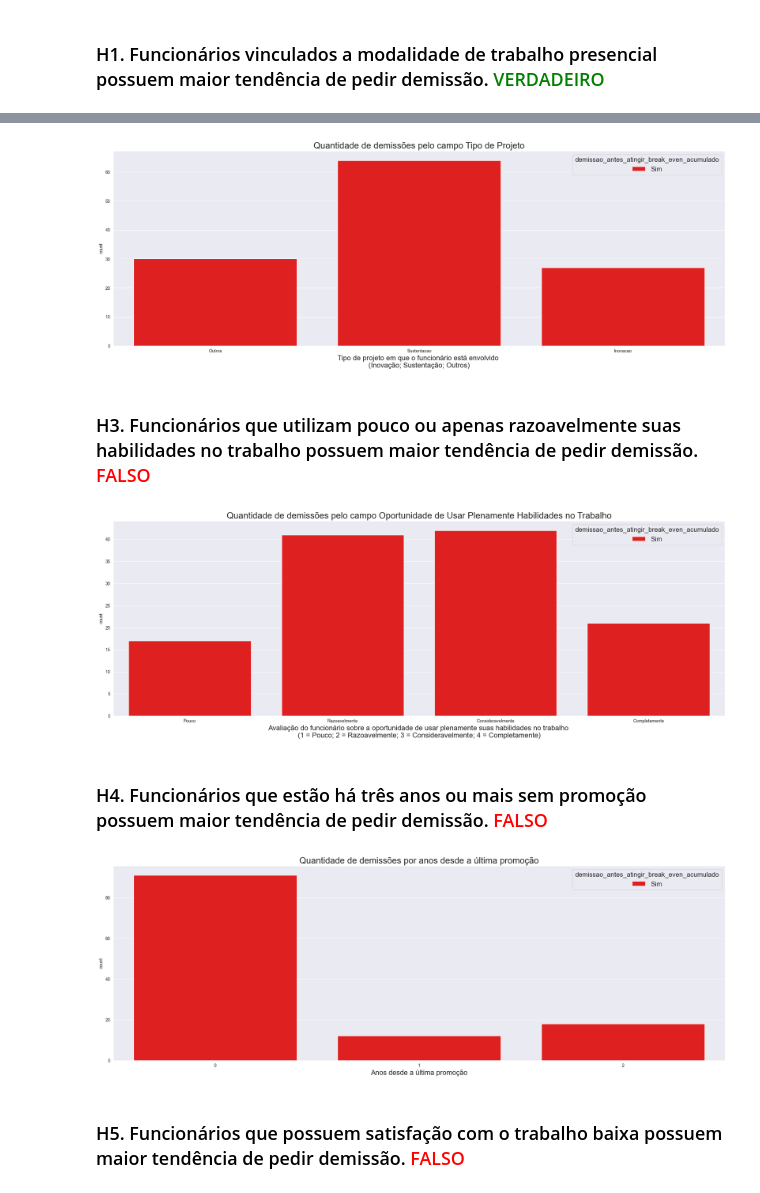
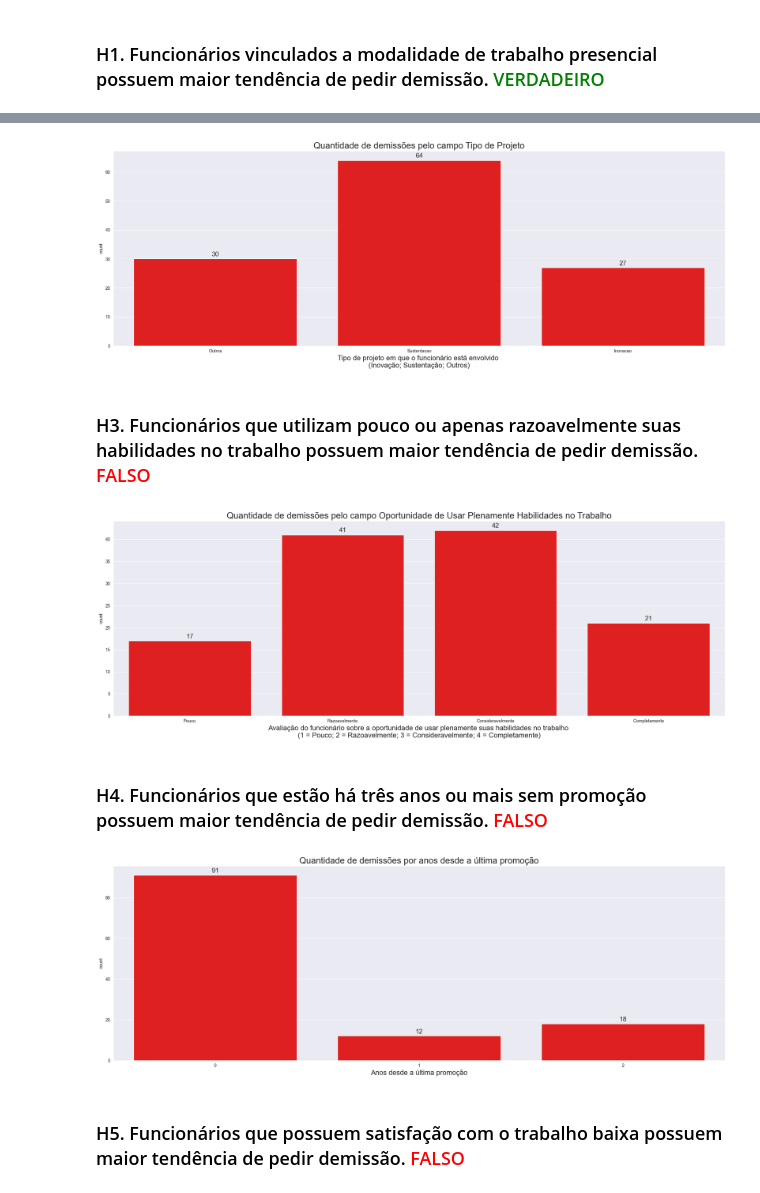
Before and after one commit to etson-rodrigues/people-analytics-ufsc-project, a Jupyter notebook: main.ipynb, the cells around one changed output, grey strips where cells are left out. Saved outputs shown, nothing was run; the diff lists cells and outputs as text; code cells hidden in the pictures.

```diff
--- a/main.ipynb
+++ b/main.ipynb
@@ -996,7 +996,16 @@ fig, ax = plt.subplots()
 ax.figure.set_size_inches(25, 8)
 
 # plots the graph
-sns.countplot(x='modalidade_trabalho', hue=VARIAVEL_ALVO, data=df_left, palette=['r'])
+plot = sns.countplot(x='modalidade_trabalho', hue=VARIAVEL_ALVO, data=df_left, palette=['r'], legend=False)
+
+# Add annotations
+for p in plot.patches:
+    plot.annotate(format(p.get_height(), '.0f'),
+                   (p.get_x() + p.get_width() / 2., p.get_height()),
+                   ha = 'center', va = 'center',
+                   xytext = (0, 10),
+                   textcoords = 'offset points',
+                   fontsize=15)
 
 # sets plot title
 ax.set_title("Quantidade de demissões pelo campo Modalidade de Trabalho", fontsize=20)
@@ -1004,9 +1013,6 @@ ax.set_title("Quantidade de demissões pelo campo Modalidade de Trabalho", fonts
 # sets xlabel
 plt.xlabel('Modalidade de trabalho do funcionário \n(Presencial; Remoto)', fontsize=16)
 
-# sets the legend
-plt.legend(title=VARIAVEL_ALVO, title_fontsize=15, fontsize=15)
-
 # display plots
 plt.show()
 # %% [output]
@@ -1021,7 +1027,16 @@ fig, ax = plt.subplots()
 ax.figure.set_size_inches(25, 8)
 
 # plots the graph
-sns.countplot(x='tipo_projeto', hue=VARIAVEL_ALVO, data=df_left, palette=['r'])
+plot = sns.countplot(x='tipo_projeto', hue=VARIAVEL_ALVO, data=df_left, palette=['r'], legend=False)
+
+# Add annotations
+for p in plot.patches:
+    plot.annotate(format(p.get_height(), '.0f'),
+                   (p.get_x() + p.get_width() / 2., p.get_height()),
+                   ha = 'center', va = 'center',
+                   xytext = (0, 10),
+                   textcoords = 'offset points',
+                   fontsize=15)
 
 # sets plot title
 ax.set_title("Quantidade de demissões pelo campo Tipo de Projeto", fontsize=20)
@@ -1029,41 +1044,44 @@ ax.set_title("Quantidade de demissões pelo campo Tipo de Projeto", fontsize=20)
 # sets xlabel
 plt.xlabel('Tipo de projeto em que o funcionário está envolvido \n(Inovação; Sustentação; Outros)', fontsize=16)
 
-# sets the legend
-plt.legend(title=VARIAVEL_ALVO, title_fontsize=15, fontsize=15)
-
 # display plots
 plt.show()
 # %% [output]
-[figure, old version]
+[figure, new version]
 # %% [markdown]
 ### H3. Funcionários que utilizam pouco ou apenas razoavelmente suas habilidades no trabalho possuem maior tendência de pedir demissão. <font color="red">FALSO</font>
 # %%
 # uses the variable ax for single a Axes
 fig, ax = plt.subplots()
 
 # sets the figure size in inches
 ax.figure.set_size_inches(25, 8)
 
 # sets the desired order of categories
 categories_order = ['Pouco', 'Razoavelmente', 'Consideravelmente', 'Completamente']
 
 # plots the graph
-sns.countplot(x='oportunidade_usar_plenamente_habilidades_trabalho', hue=VARIAVEL_ALVO, data=df_left, palette=['r'], order=categories_order)
+plot = sns.countplot(x='oportunidade_usar_plenamente_habilidades_trabalho', hue=VARIAVEL_ALVO, data=df_left, palette=['r'], order=categories_order, legend=False)
+
+# Add annotations
+for p in plot.patches:
+    plot.annotate(format(p.get_height(), '.0f'),
+                   (p.get_x() + p.get_width() / 2., p.get_height()),
+                   ha = 'center', va = 'center',
+                   xytext = (0, 10),
+                   textcoords = 'offset points',
+                   fontsize=15)
 
 # sets plot title
 ax.set_title("Quantidade de demissões pelo campo Oportunidade de Usar Plenamente Habilidades no Trabalho", fontsize=20)
 
 # sets xlabel
 plt.xlabel('Avaliação do funcionário sobre a oportunidade de usar plenamente suas habilidades no trabalho \n(1 = Pouco; 2 = Razoavelmente; 3 = Consideravelmente; 4 = Completamente)', fontsize=16)
 
-# sets the legend
-plt.legend(title=VARIAVEL_ALVO, title_fontsize=15, fontsize=15)
-
 # display plots
 plt.show()
 # %% [output]
-[figure, old version]
+[figure, new version]
 # %% [markdown]
 ### H4. Funcionários que estão há três anos ou mais sem promoção possuem maior tendência de pedir demissão. <font color="red">FALSO</font>
 # %%
@@ -1074,7 +1092,16 @@ fig, ax = plt.subplots()
 ax.figure.set_size_inches(25, 8)
 
 # plots the graph
-sns.countplot(x='anos_desde_ultima_promocao', hue=VARIAVEL_ALVO, data=df_left, palette=['r'])
+plot = sns.countplot(x='anos_desde_ultima_promocao', hue=VARIAVEL_ALVO, data=df_left, palette=['r'], legend=False)
+
+# Add annotations
+for p in plot.patches:
+    plot.annotate(format(p.get_height(), '.0f'),
+                   (p.get_x() + p.get_width() / 2., p.get_height()),
+                   ha = 'center', va = 'center',
+                   xytext = (0, 10),
+                   textcoords = 'offset points',
+                   fontsize=15)
 
 # sets plot title
 ax.set_title("Quantidade de demissões por anos desde a última promoção", fontsize=20)
@@ -1082,13 +1109,10 @@ ax.set_title("Quantidade de demissões por anos desde a última promoção", fon
 # sets xlabel
 plt.xlabel('Anos desde a última promoção', fontsize=16)
 
-# sets the legend
-plt.legend(title=VARIAVEL_ALVO, title_fontsize=15, fontsize=15)
-
 # display plots
 plt.show()
 # %% [output]
-[figure, old version]
+[figure, new version]
 # %% [markdown]
 ### H5. Funcionários que possuem satisfação com o trabalho baixa possuem maior tendência de pedir demissão. <font color="red">FALSO</font>
 # %%
```
Also changed, not shown: parts of 15 cells of this notebook, 3 other files.
